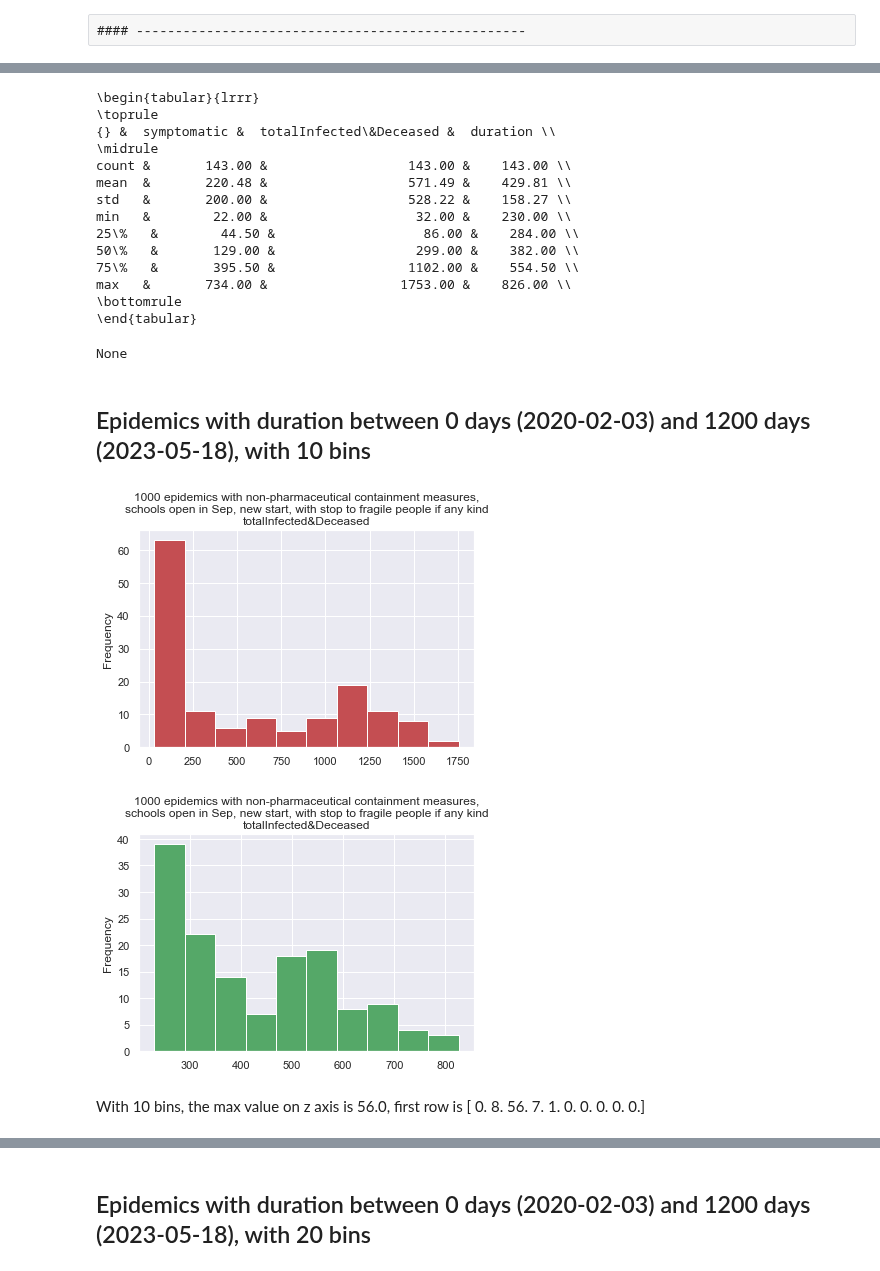
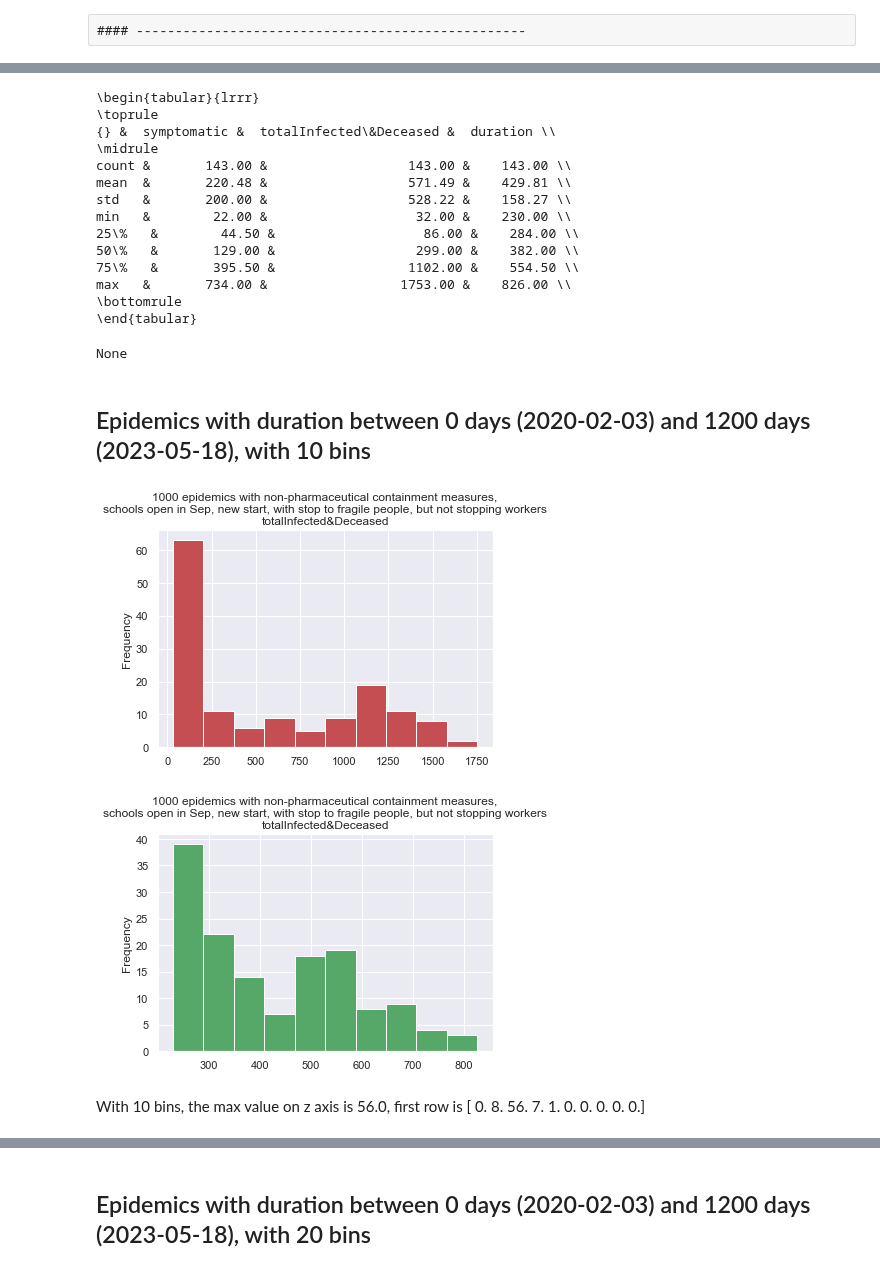
Before and after one commit to terna/readSIsaR_BatchResults, a Jupyter notebook: selectResults1kStableSeedsCPoints_basicControlB_schoolOpenSeptNoFragExWorkersControlChangingWorldNewStart_plusHMlog.ipynb, the cells around one changed output, grey strips where cells are left out. Cells and saved outputs as stored; diff of their text form; code cells hidden in the pictures.

```diff
--- a/selectResults1kStableSeedsCPoints_basicControlB_schoolOpenSeptNoFragExWorkersControlChangingWorldNewStart_plusHMlog.ipynb
+++ b/selectResults1kStableSeedsCPoints_basicControlB_schoolOpenSeptNoFragExWorkersControlChangingWorldNewStart_plusHMlog.ipynb
@@ -371,34 +371,34 @@ cp6=[6,453,"cp6cRed","cp6totalInfected&Deceased"]
 #### --------------------------------------------------
 # %%
 timeFunction(selectedrundf,start,end,"ticks",'1000 epidemics with non-pharmaceutical containment measures,\n'+
-          'schools open in Sep, new start, with stop to fragile people if any kind')
+          'schools open in Sep, new start, with stop to fragile people, but not stopping workers')
 # %% [output]
 ## Epidemics with duration between 0 days (2020-02-03) and 1200 days (2023-05-18)
 |  | symptomatic | totalInfected&Deceased | duration |
 | count | 143.00 | 143.00 | 143.00 |
 | mean | 220.48 | 571.49 | 429.81 |
 | std | 200.00 | 528.22 | 158.27 |
 | min | 22.00 | 32.00 | 230.00 |
 | 25% | 44.50 | 86.00 | 284.00 |
 | 50% | 129.00 | 299.00 | 382.00 |
 | 75% | 395.50 | 1102.00 | 554.50 |
 | max | 734.00 | 1753.00 | 826.00 |
 \begin{tabular}{lrrr}
 \toprule
 {} &  symptomatic &  totalInfected\&Deceased &  duration \\
 \midrule
 count &       143.00 &                  143.00 &    143.00 \\
 mean  &       220.48 &                  571.49 &    429.81 \\
 std   &       200.00 &                  528.22 &    158.27 \\
 min   &        22.00 &                   32.00 &    230.00 \\
 25\%   &        44.50 &                   86.00 &    284.00 \\
 50\%   &       129.00 &                  299.00 &    382.00 \\
 75\%   &       395.50 &                 1102.00 &    554.50 \\
 max   &       734.00 &                 1753.00 &    826.00 \\
 \bottomrule
 \end{tabular}
 None
 ## Epidemics with duration between 0 days (2020-02-03) and 1200 days (2023-05-18), with 10 bins
-[figure, old version]
+[figure, new version]
-[figure, old version]
+[figure, new version]
 With 10 bins, the max value on z axis is 56.0, first row is [ 0.  8. 56.  7.  1.  0.  0.  0.  0.  0.]
```
Also changed, not shown: parts of 1 cell of this notebook, 8 other files.
